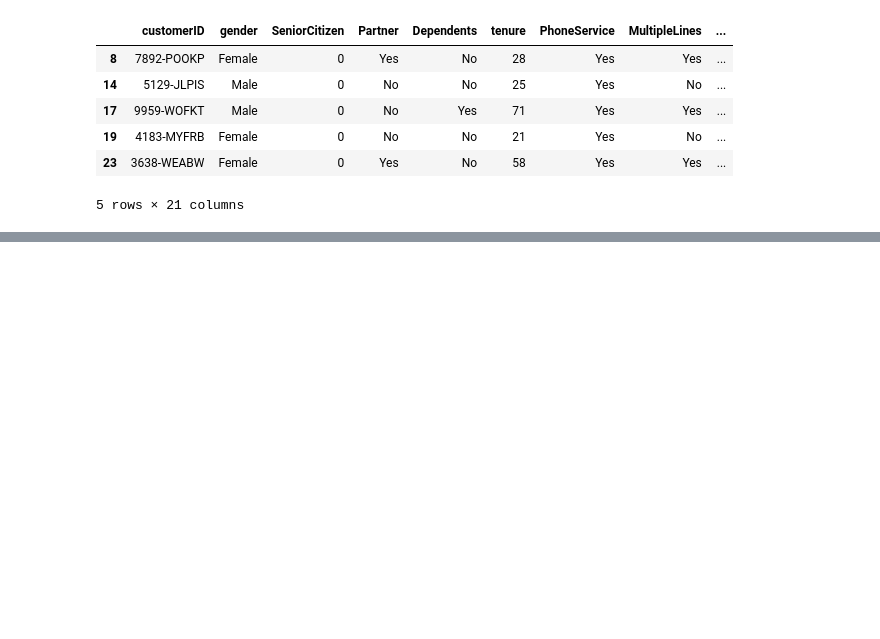
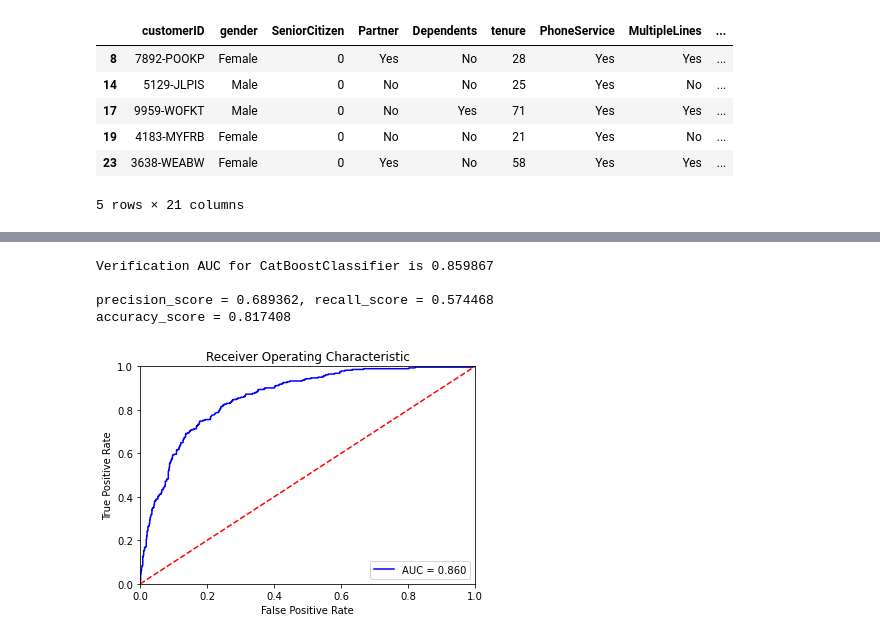
Before and after one commit to ddmitry80/ds_coursework_ml_beginner, a Jupyter notebook: Coursework_ML.ipynb, the cells around one changed output, grey strips where cells are left out. Drawn from its saved outputs; the diff is of its cells as text; code cells hidden in the pictures; blank space fills up the shorter version.

```diff
--- a/Coursework_ML.ipynb
+++ b/Coursework_ML.ipynb
@@ -1115,0 +1116,17 @@ accuracy_score = 0.807947
+# %%
+# Попробую другую модель
+final_estimator = model_cb # CatBoost
+
+# Передаю полученные данные в обученную модель для предсказания
+y_ver_l2 = final_estimator.predict_proba(X_ver)[:,1]
+
+# Оценка метрик
+print(f'\nVerification AUC for {final_estimator.__class__.__name__} is {roc_auc_score(y_ver, y_ver_l2):.6f}\n')
+print_scores(y_ver, final_estimator.predict(X_ver))
+plot_roc_auc(y_ver, y_ver_l2)
+# %% [output]
+Verification AUC for CatBoostClassifier is 0.859867
+
+precision_score = 0.689362, recall_score = 0.574468
+accuracy_score = 0.817408
+[figure, added]
```
Also changed, not shown: parts of 4 cells of this notebook.
